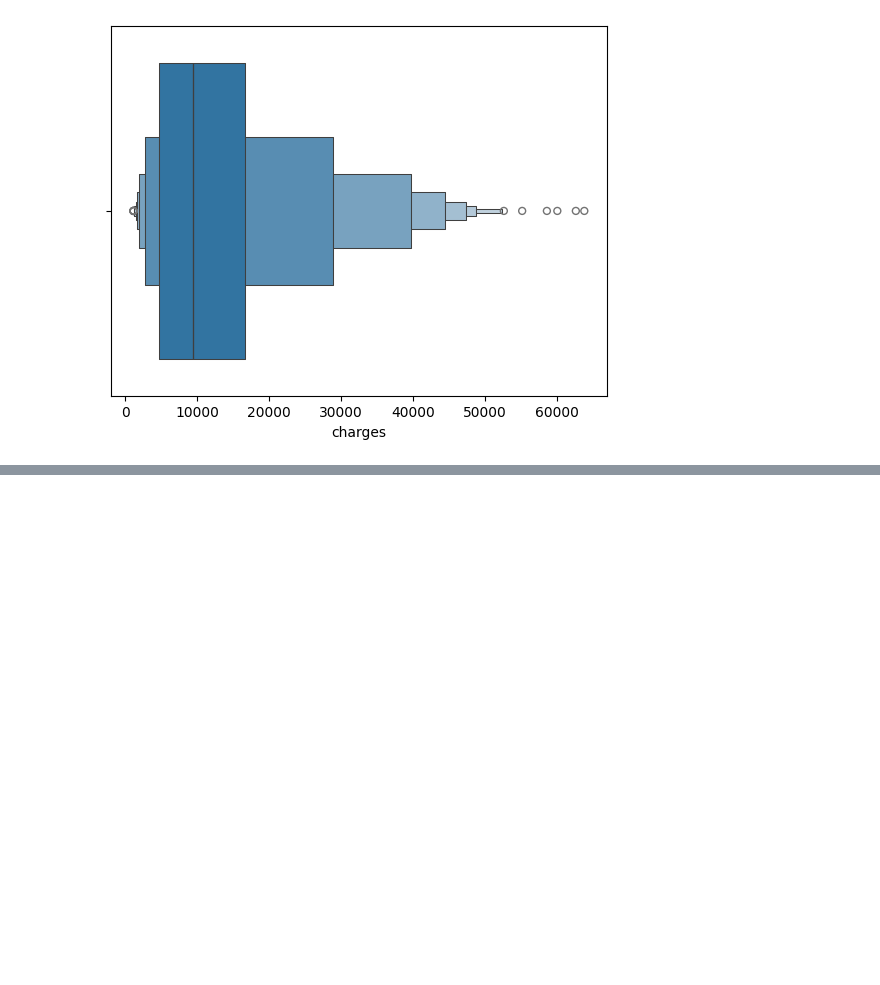
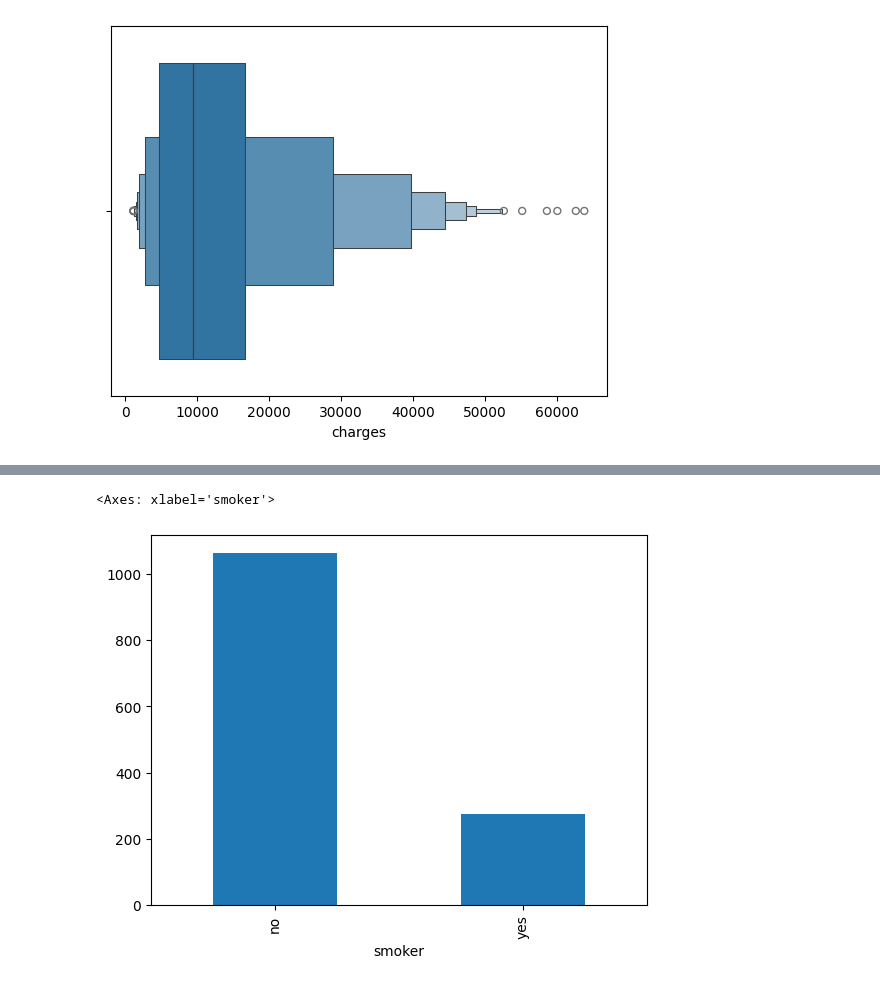
Before and after one commit to eek-dataguy/Regression-and-Forecasting-ML, a Jupyter notebook: practice/data-prep-and-eda.ipynb, the cells around one changed output, grey strips where cells are left out. Cells and saved outputs as stored; diff of their text form; code cells hidden in the pictures; blank space fills up the shorter version.

```diff
--- a/practice/data-prep-and-eda.ipynb
+++ b/practice/data-prep-and-eda.ipynb
@@ -57,0 +68,5 @@ sns.boxenplot(x=insurance['charges'])
+# %%
+insurance['smoker'].value_counts().plot.bar()
+# %% [output]
+<Axes: xlabel='smoker'>
+[figure, added]
```
Also changed, not shown: parts of 4 cells of this notebook.
